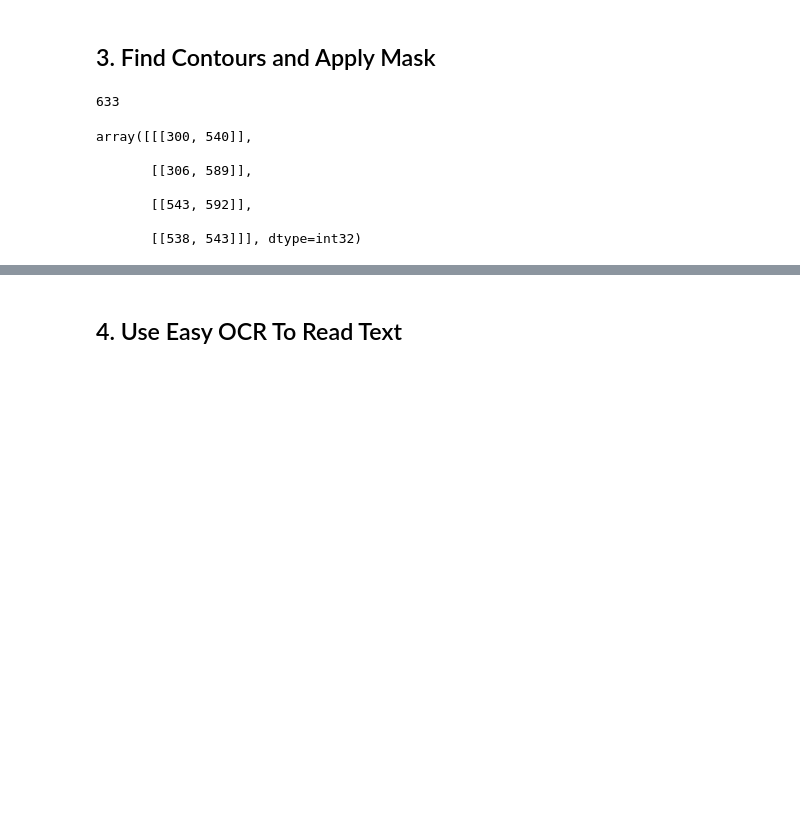
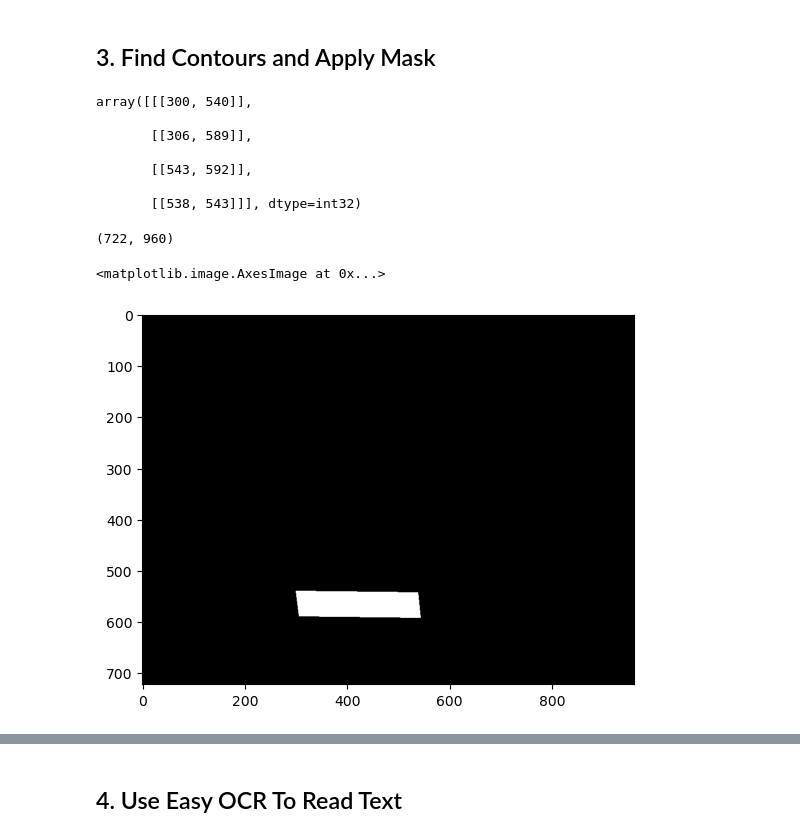
Before and after one commit to yewa8766/plate, a Jupyter notebook: plate.ipynb, the cells around one changed output, grey strips where cells are left out. Saved outputs shown, nothing was run; the diff lists cells and outputs as text; code cells hidden in the pictures; blank space fills up the shorter version.

```diff
--- a/plate.ipynb
+++ b/plate.ipynb
@@ -55,8 +44,3 @@ contours = imutils.grab_contours(keypoints)
-# %%
-a = sorted(contours, key=cv2.contourArea, reverse=True)
-len(a)
-# %% [output]
-633
 # %%
 location = None
 for contour in contours:
@@ -74,8 +59,16 @@ array([[[300, 540]],
        [[543, 592]],
 
        [[538, 543]]], dtype=int32)
+# %%
+gray_img.shape
+# %% [output]
+(722, 960)
 # %%
-mask = np.zeros(gray.shape, np.uint8)
-new_image = cv2.drawContours(mask, [location], 0,255, -1)
-new_image = cv2.bitwise_and(img, img, mask=mask)
+mask = np.zeros(gray_img.shape, np.uint8)
+new_image = cv2.drawContours(mask, [location], 0, 255, -1)
+# new_image = cv2.bitwise_and(img, img, mask=mask)
+plt.imshow(cv2.cvtColor(new_image, cv2.COLOR_BGR2RGB))
+# %% [output]
+<matplotlib.image.AxesImage at 0x...>
+[figure, added]
 # %%
```
Also changed, not shown: parts of 8 cells of this notebook.
